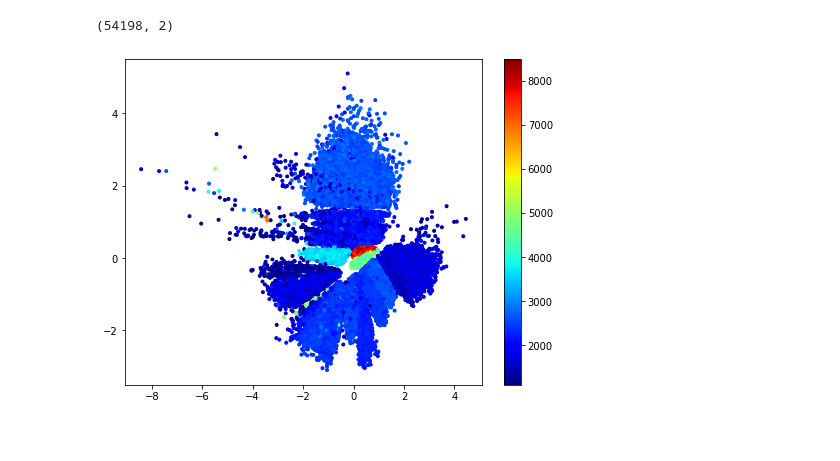
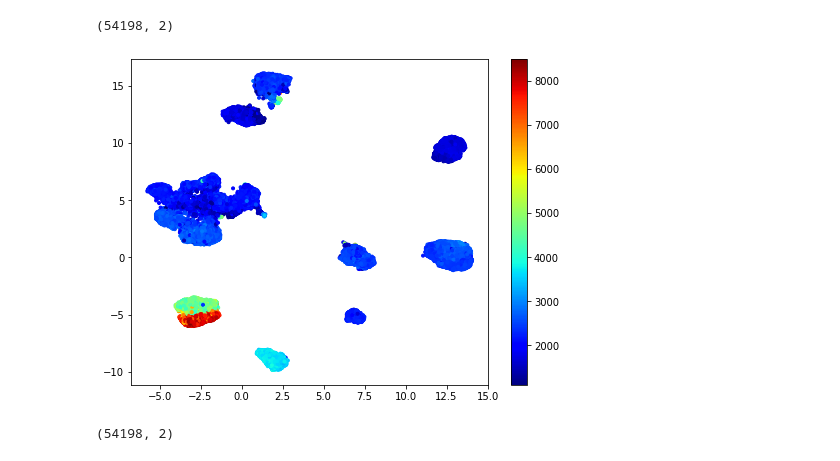
Before and after one commit to yebiny/Songbird-clusturing, a Jupyter notebook: 3-Train/3-umap.ipynb, the cells around one changed output. Drawn from its saved outputs; the diff is of its cells as text; code cells hidden in the pictures.

```diff
--- a/3-Train/3-umap.ipynb
+++ b/3-Train/3-umap.ipynb
@@ -60,7 +60,7 @@ def plot_project(data_2d, c_lenth=1, save=None):
         plt.savefig(save)
     plt.show()
 # %%
-save_path = '../4-Results/bengal/0916/lat2/'
+save_path = '../4-Results/bengal/0922/lat10/'
 # %%
 x_lat = np.load(save_path+'/x_lat.npy')
 sylla_list = np.load(save_path+'/../pre/sylla_list.npy')
@@ -72,7 +72,11 @@ x_umap = umap_embedding(x_lat, n_neighbors=100)
 # %% [output]
 (54198, 2)
 # %%
-plot_project(x_lat, sylla_list[:,2], save=save_path+'/plot_Projection_dur')
+plot_project(x_umap, sylla_list[:,2], save=save_path+'/plot_Projection_dur')
 # %% [output]
-[figure, old version]
+[figure, new version]
+# %%
+x_umap = umap_embedding(x_list)
+# %% [output]
+(54198, 2)
 # %%
```
Also changed, not shown: parts of 6 cells of this notebook, 3 other files.
